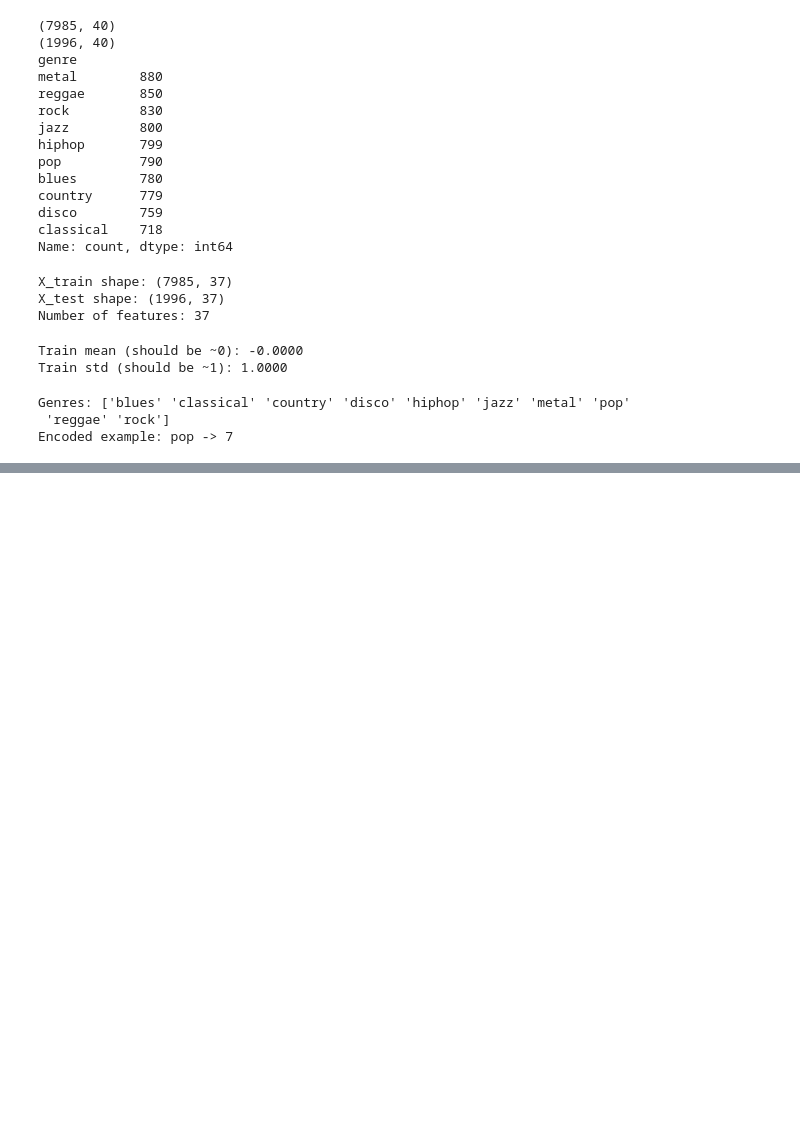
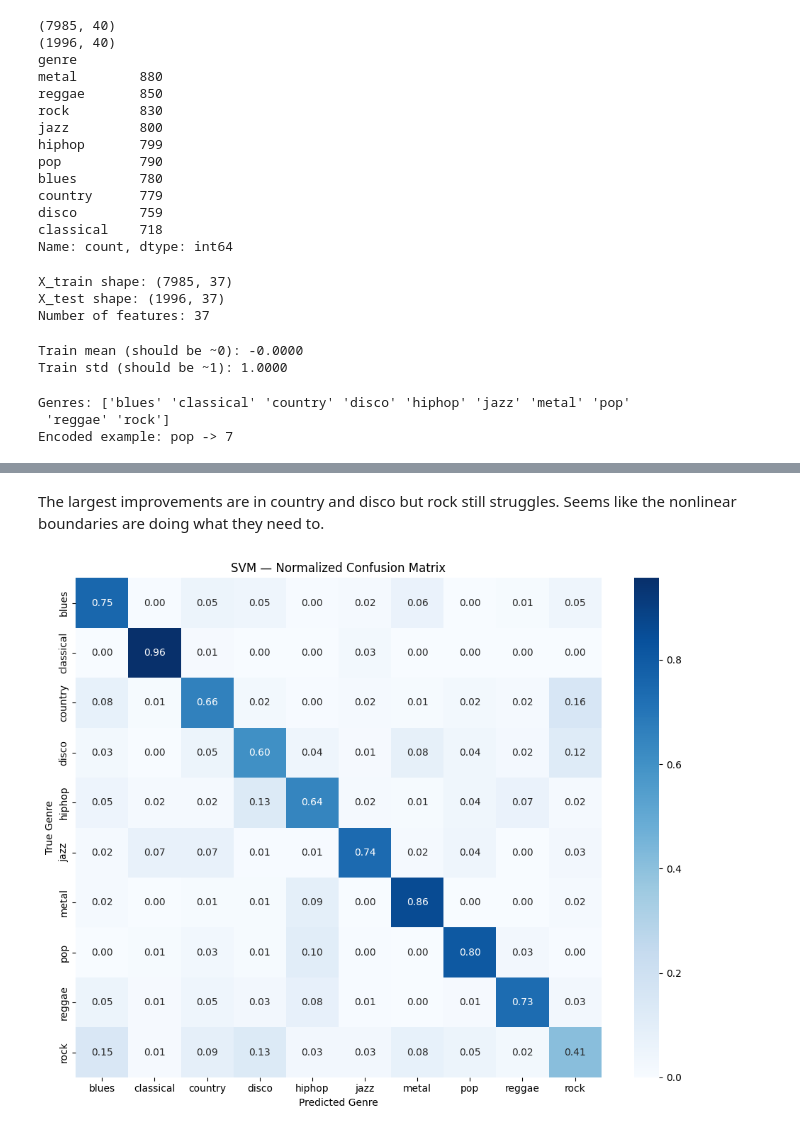
Before and after one commit to JVonderwellMQ/6250Project, a Jupyter notebook: modeling.ipynb, the cells around one changed output, grey strips where cells are left out. Saved outputs shown, nothing was run; the diff lists cells and outputs as text; code cells hidden in the pictures; blank space fills up the shorter version.

```diff
--- a/modeling.ipynb
+++ b/modeling.ipynb
@@ -80,0 +219,10 @@ print('Done!')
+# %%
+from sklearn.svm import SVC
+
+svm_model = SVC(
+    kernel='rbf',
+    probability=True,
+    random_state=46577698
+)
+
+svm_model.fit(X_train_scaled, y_train_encoded)
@@ -80,0 +231,4 @@ print('Done!')
+# %%
+y_pred_svm = svm_model.predict(X_test_scaled)
+acc_svm = accuracy_score(y_test_encoded, y_pred_svm)
+print(f'SVM Accuracy: {acc_svm:.4f}')
@@ -80,0 +283,21 @@ print('Done!')
+# %% [markdown]
+The largest improvements are in country and disco but rock still struggles. Seems like the nonlinear boundaries are doing what they need to.
+# %%
+cm_svm = confusion_matrix(y_test_encoded, y_pred_svm, normalize='true')
+
+plt.figure(figsize=(10, 8))
+sns.heatmap(
+    cm_svm,
+    annot=True,
+    fmt='.2f',
+    xticklabels=le.classes_,
+    yticklabels=le.classes_,
+    cmap='Blues'
+)
+plt.title('SVM — Normalized Confusion Matrix')
+plt.ylabel('True Genre')
+plt.xlabel('Predicted Genre')
+plt.tight_layout()
+plt.show()
+# %% [output]
+[figure, added]
```
Also changed, not shown: parts of 46 cells of this notebook.
